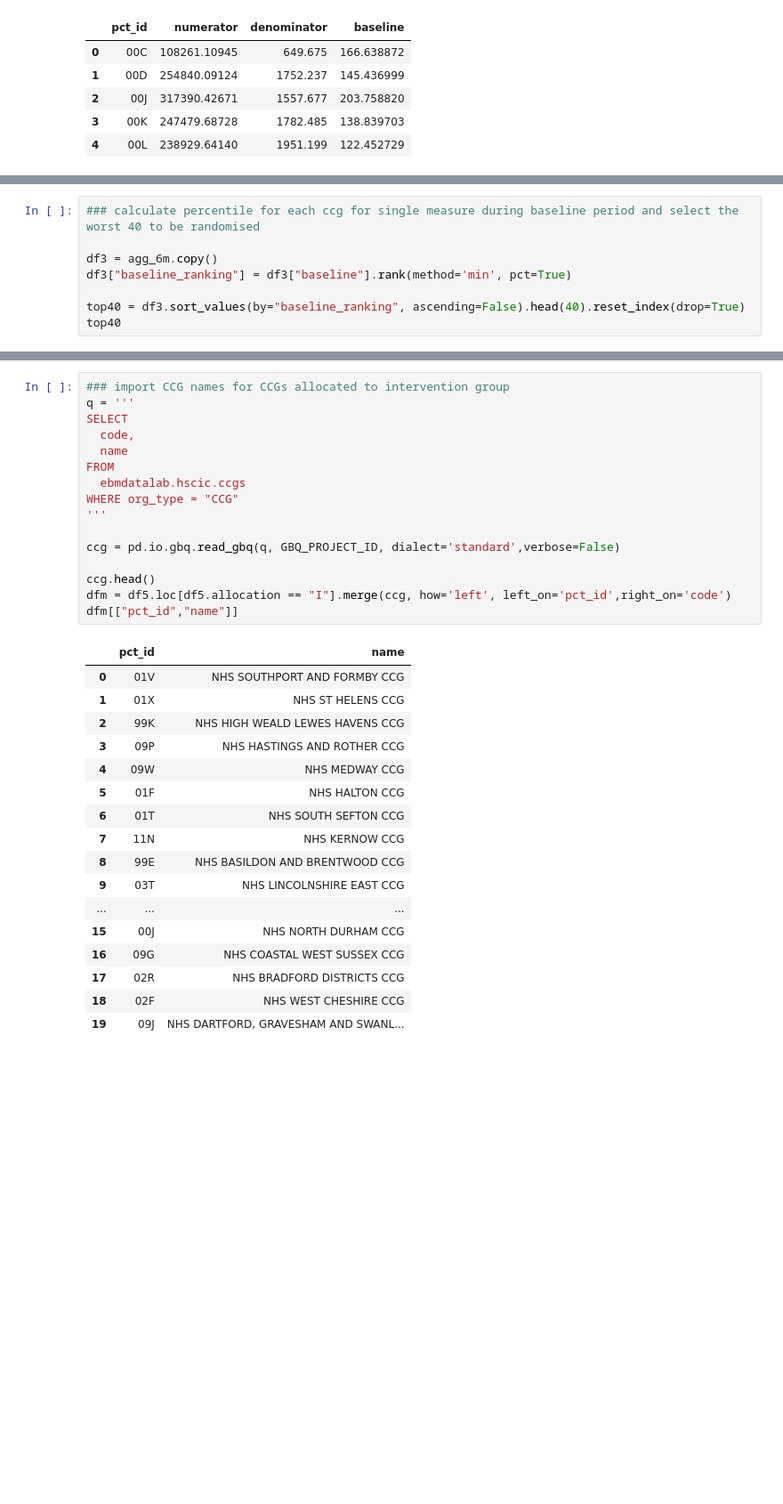
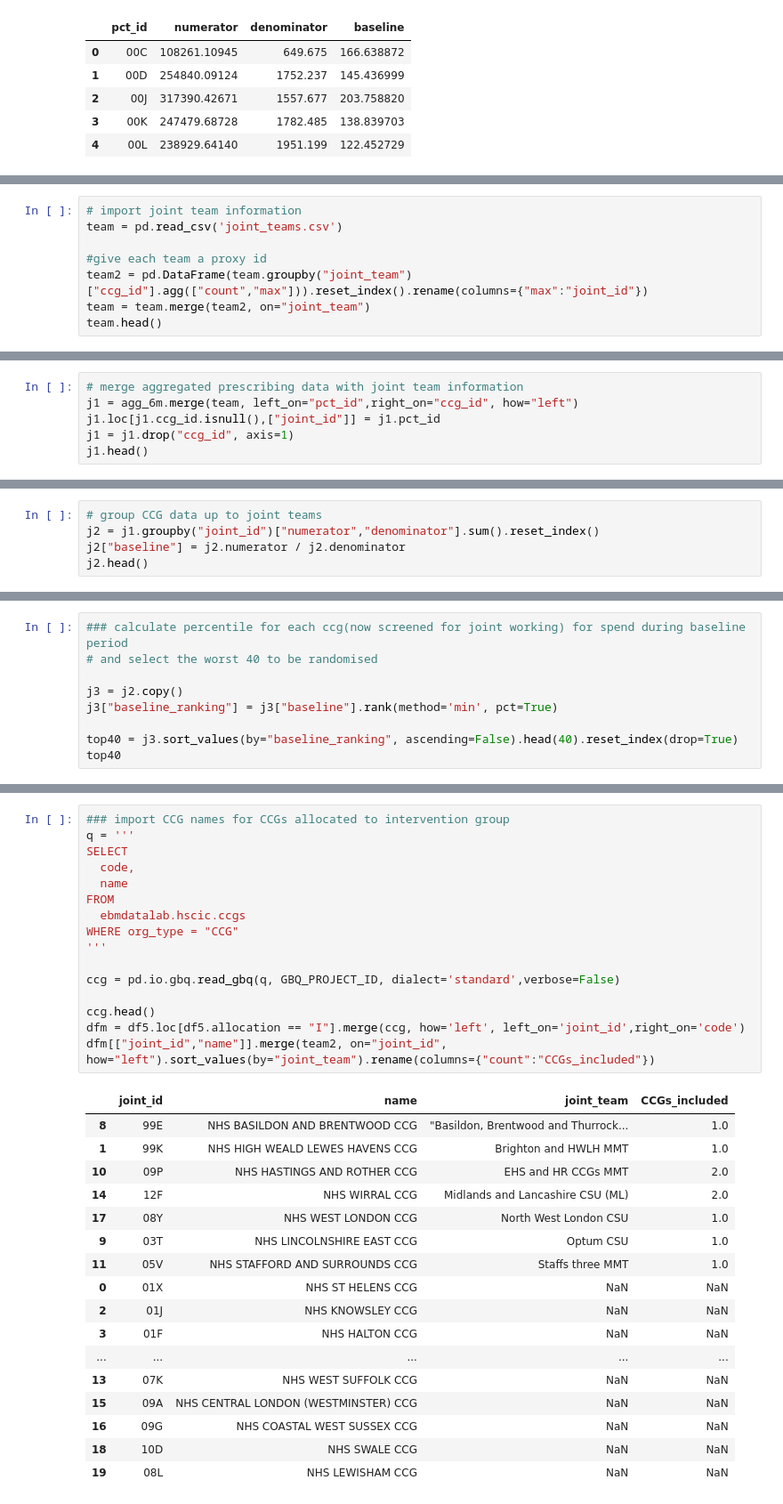
Before and after one commit to ebmdatalab/low-priority-CCG-visit-RCT, a Jupyter notebook: allocation/LPP RCT - CCG Allocation.ipynb, the cells around one changed output, grey strips where cells are left out. Shown at 89% size. Cells and saved outputs as stored; diff of their text form; blank space fills up the shorter version.

```diff
--- a/allocation/LPP RCT - CCG Allocation.ipynb
+++ b/allocation/LPP RCT - CCG Allocation.ipynb
@@ -79,0 +106,8 @@ agg_6m.head()
+# %%
+# import joint team information
+team = pd.read_csv('joint_teams.csv')
+
+#give each team a proxy id
+team2 = pd.DataFrame(team.groupby("joint_team")["ccg_id"].agg(["count","max"])).reset_index().rename(columns={"max":"joint_id"})
+team = team.merge(team2, on="joint_team")
+team.head()
@@ -79,0 +121,6 @@ agg_6m.head()
+# %%
+# merge aggregated prescribing data with joint team information
+j1 = agg_6m.merge(team, left_on="pct_id",right_on="ccg_id", how="left")
+j1.loc[j1.ccg_id.isnull(),["joint_id"]] = j1.pct_id
+j1 = j1.drop("ccg_id", axis=1)
+j1.head()
@@ -79,0 +134,5 @@ agg_6m.head()
+# %%
+# group CCG data up to joint teams
+j2 = j1.groupby("joint_id")["numerator","denominator"].sum().reset_index()
+j2["baseline"] = j2.numerator / j2.denominator
+j2.head()
@@ -80,9 +146,10 @@ agg_6m.head()
 # %%
-### calculate percentile for each ccg for single measure during baseline period and select the worst 40 to be randomised
+### calculate percentile for each ccg(now screened for joint working) for spend during baseline period
+# and select the worst 40 to be randomised
 
-df3 = agg_6m.copy()
-df3["baseline_ranking"] = df3["baseline"].rank(method='min', pct=True)
+j3 = j2.copy()
+j3["baseline_ranking"] = j3["baseline"].rank(method='min', pct=True)
 
-top40 = df3.sort_values(by="baseline_ranking", ascending=False).head(40).reset_index(drop=True)
+top40 = j3.sort_values(by="baseline_ranking", ascending=False).head(40).reset_index(drop=True)
 top40
 # %% [output]
@@ -135,34 +214,34 @@ with an average spend of £ 4515.0 per 1000.
 # %%
 ### import CCG names for CCGs allocated to intervention group
 q = '''
 SELECT
   code,
   name
 FROM
   ebmdatalab.hscic.ccgs
 WHERE org_type = "CCG"
 '''
 
 ccg = pd.io.gbq.read_gbq(q, GBQ_PROJECT_ID, dialect='standard',verbose=False)
 
 ccg.head()
-dfm = df5.loc[df5.allocation == "I"].merge(ccg, how='left', left_on='pct_id',right_on='code')
-dfm[["pct_id","name"]]
+dfm = df5.loc[df5.allocation == "I"].merge(ccg, how='left', left_on='joint_id',right_on='code')
+dfm[["joint_id","name"]].merge(team2, on="joint_id", how="left").sort_values(by="joint_team").rename(columns={"count":"CCGs_included"})
 # %% [output]
-|  | pct_id | name |
-| 0 | 01V | NHS SOUTHPORT AND FORMBY CCG |
-| 1 | 01X | NHS ST HELENS CCG |
-| 2 | 99K | NHS HIGH WEALD LEWES HAVENS CCG |
-| 3 | 09P | NHS HASTINGS AND ROTHER CCG |
-| 4 | 09W | NHS MEDWAY CCG |
-| 5 | 01F | NHS HALTON CCG |
-| 6 | 01T | NHS SOUTH SEFTON CCG |
-| 7 | 11N | NHS KERNOW CCG |
-| 8 | 99E | NHS BASILDON AND BRENTWOOD CCG |
-| 9 | 03T | NHS LINCOLNSHIRE EAST CCG |
-| ... | ... | ... |
-| 15 | 00J | NHS NORTH DURHAM CCG |
-| 16 | 09G | NHS COASTAL WEST SUSSEX CCG |
-| 17 | 02R | NHS BRADFORD DISTRICTS CCG |
-| 18 | 02F | NHS WEST CHESHIRE CCG |
-| 19 | 09J | NHS DARTFORD, GRAVESHAM AND SWANL... |
+|  | joint_id | name | joint_team | CCGs_included |
+| 8 | 99E | NHS BASILDON AND BRENTWOOD CCG | "Basildon, Brentwood and Thurrock... | 1.0 |
+| 1 | 99K | NHS HIGH WEALD LEWES HAVENS CCG | Brighton and HWLH MMT | 1.0 |
+| 10 | 09P | NHS HASTINGS AND ROTHER CCG | EHS and HR CCGs MMT | 2.0 |
+| 14 | 12F | NHS WIRRAL CCG | Midlands and Lancashire CSU (ML) | 2.0 |
+| 17 | 08Y | NHS WEST LONDON CCG | North West London CSU | 1.0 |
+| 9 | 03T | NHS LINCOLNSHIRE EAST CCG | Optum CSU | 1.0 |
+| 11 | 05V | NHS STAFFORD AND SURROUNDS CCG | Staffs three MMT | 1.0 |
+| 0 | 01X | NHS ST HELENS CCG | NaN | NaN |
+| 2 | 01J | NHS KNOWSLEY CCG | NaN | NaN |
+| 3 | 01F | NHS HALTON CCG | NaN | NaN |
+| ... | ... | ... | ... | ... |
+| 13 | 07K | NHS WEST SUFFOLK CCG | NaN | NaN |
+| 15 | 09A | NHS CENTRAL LONDON (WESTMINSTER) CCG | NaN | NaN |
+| 16 | 09G | NHS COASTAL WEST SUSSEX CCG | NaN | NaN |
+| 18 | 10D | NHS SWALE CCG | NaN | NaN |
+| 19 | 08L | NHS LEWISHAM CCG | NaN | NaN |
```
Also changed, not shown: parts of 10 cells of this notebook.
